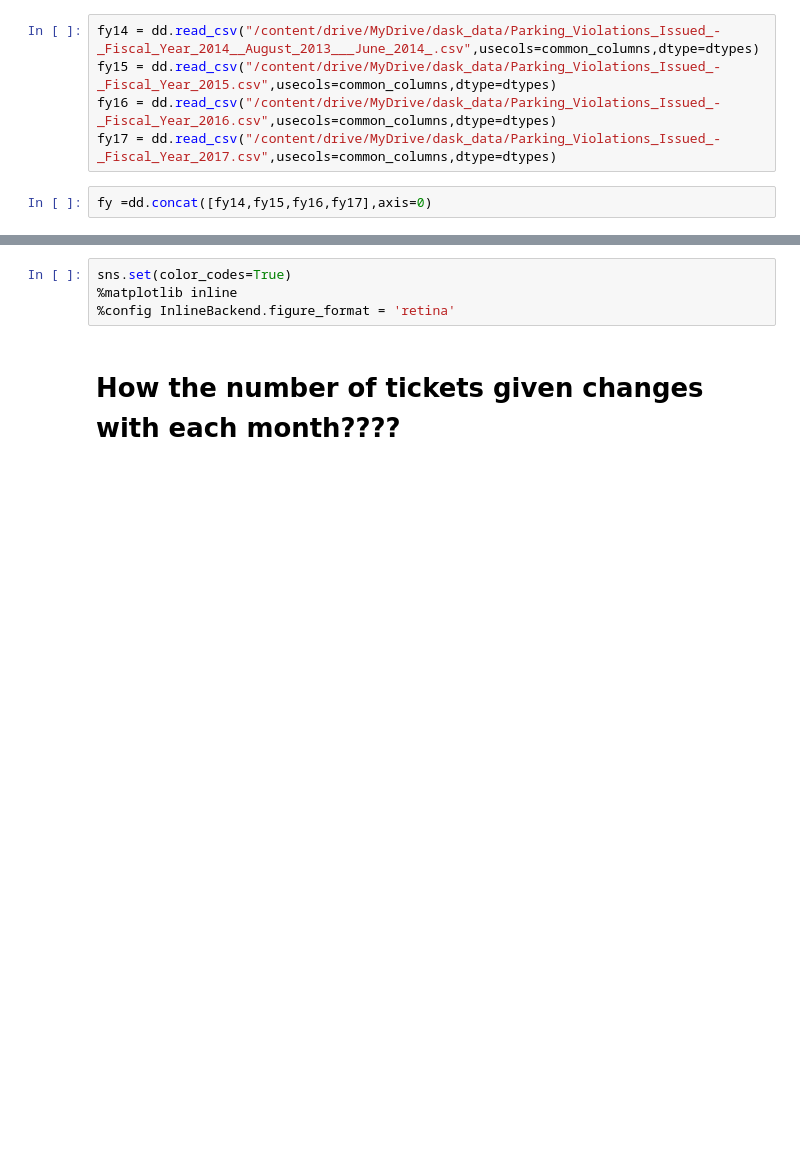
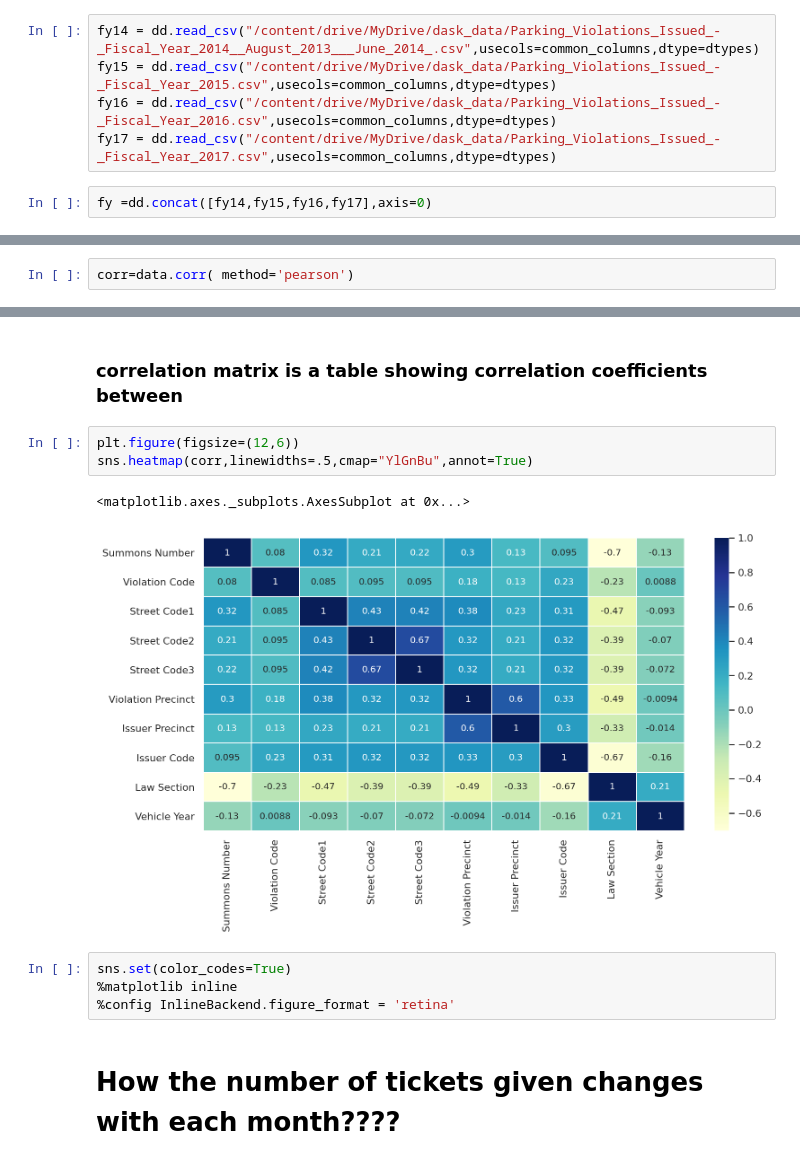
Before and after one commit to snehal201/Internal-exam-NYC-parking-ticket-Amazone-fine-food-review-, a Jupyter notebook: NYC_parking_ticket_.ipynb, the cells around one changed output, grey strips where cells are left out. Saved outputs shown, nothing was run; the diff lists cells and outputs as text; blank space fills up the shorter version.

```diff
--- a/NYC_parking_ticket_.ipynb
+++ b/NYC_parking_ticket_.ipynb
@@ -71,0 +129,2 @@ with ProgressBar():
+# %%
+corr=data.corr( method='pearson')
@@ -72,3 +140,11 @@ with ProgressBar():
+# %% [markdown]
+### correlation matrix is a table showing correlation coefficients between
+# %%
+plt.figure(figsize=(12,6))
+sns.heatmap(corr,linewidths=.5,cmap="YlGnBu",annot=True)
+# %% [output]
+<matplotlib.axes._subplots.AxesSubplot at 0x...>
+[figure, added]
 # %%
 sns.set(color_codes=True)
 %matplotlib inline
```
Also changed, not shown: parts of 15 cells of this notebook.
